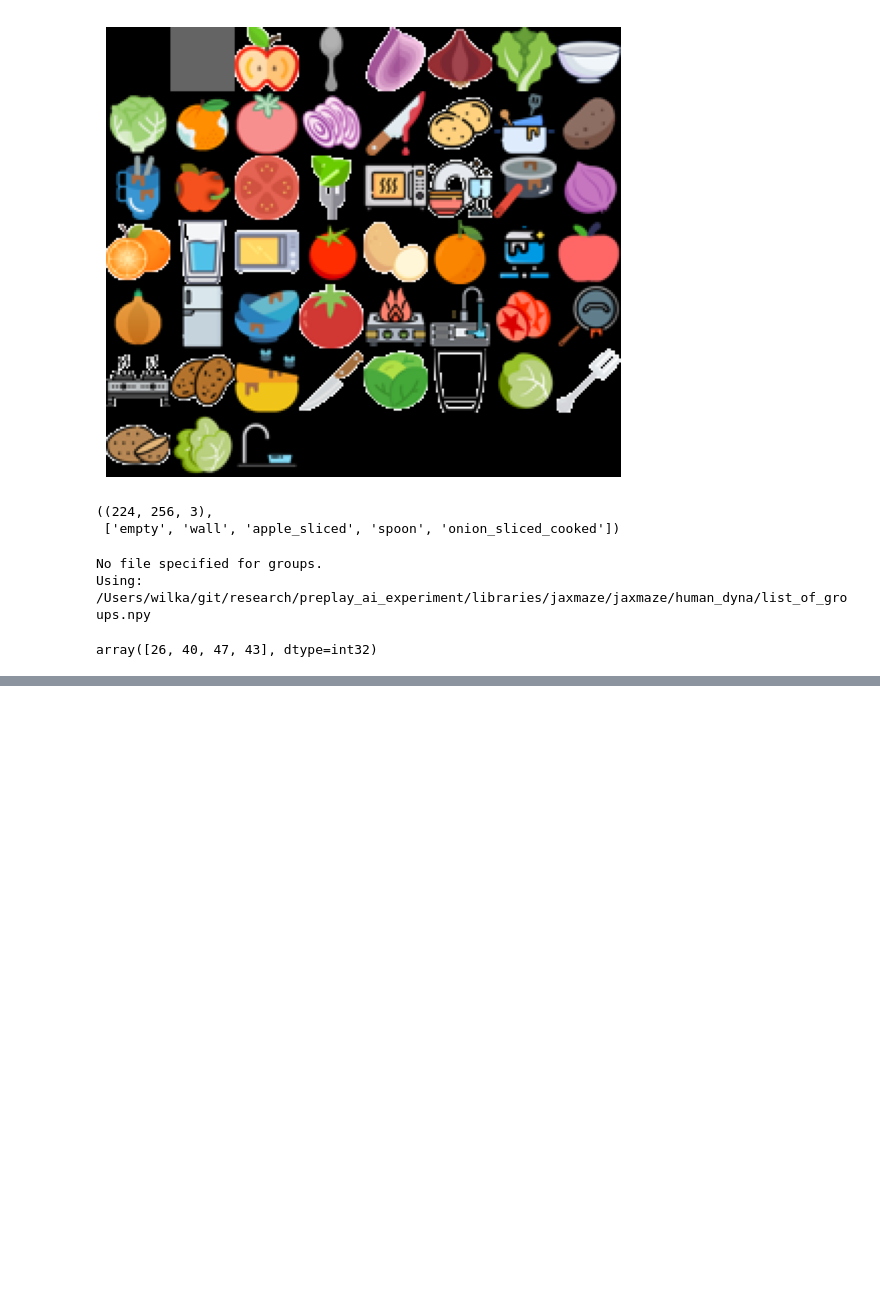
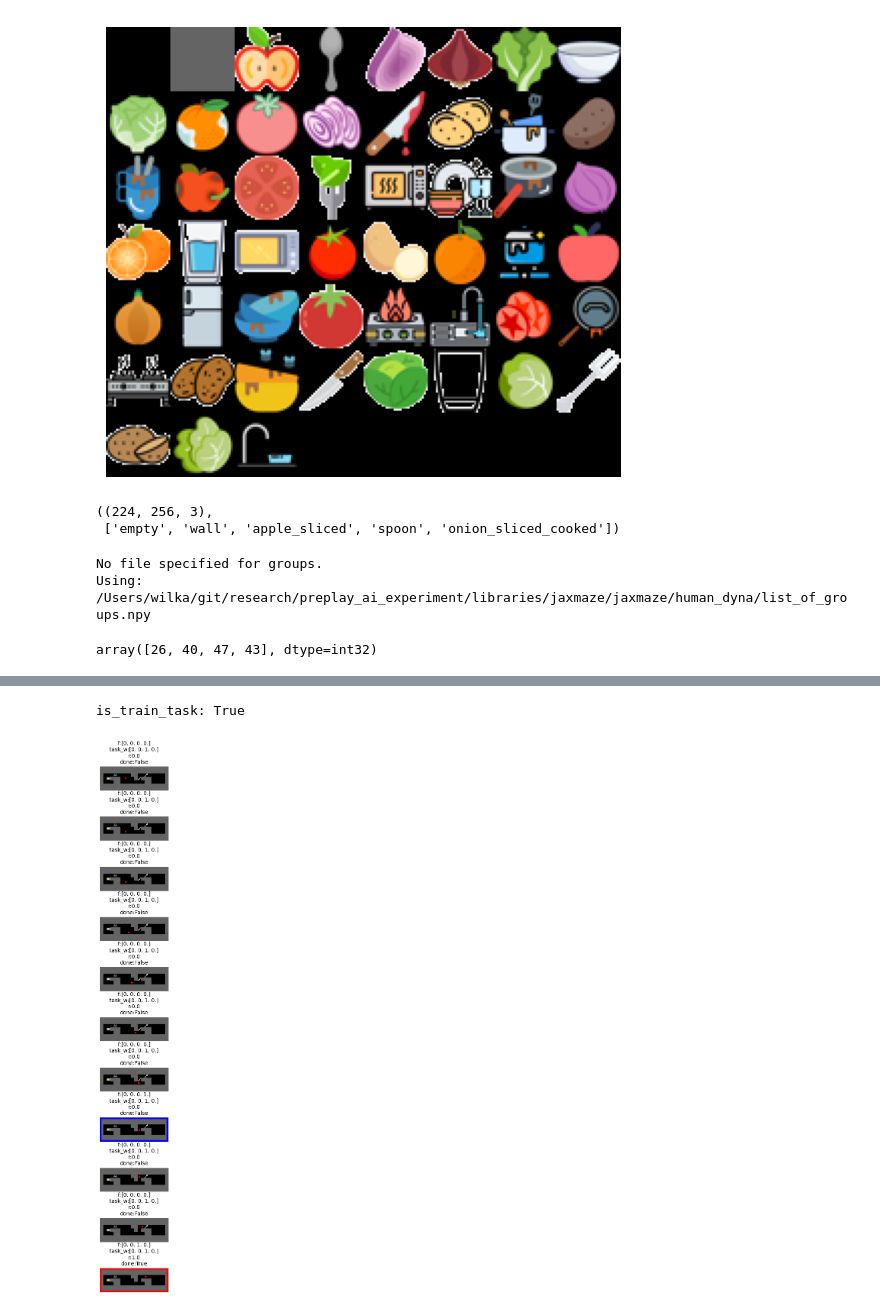
Before and after one commit to wcarvalho/preplay-AI, a Jupyter notebook: jaxmaze-test.ipynb, the cells around one changed output, grey strips where cells are left out. Drawn from its saved outputs; the diff is of its cells as text; code cells hidden in the pictures; blank space fills up the shorter version.

```diff
--- a/jaxmaze-test.ipynb
+++ b/jaxmaze-test.ipynb
@@ -167,0 +208,21 @@ features: [1. 0. 0. 0.] task_w: [1. 0. 0. 0.] | discount: 0.0 | reward: 1.0
+# %%
+# rng, rng_train_right = jax.random.split(rng)
+test_params = test_params.replace(p_test_sample_train=jnp.array(0.))
+task_actions = [
+    KeyboardActions.down,
+    KeyboardActions.down,
+    KeyboardActions.down,
+    KeyboardActions.right,
+    KeyboardActions.right,
+    KeyboardActions.right,
+    KeyboardActions.right,
+    KeyboardActions.up,
+    KeyboardActions.up,
+    KeyboardActions.right,
+    KeyboardActions.right,
+]
+
+visualize_trajectory(task_actions, env, train_params, rng_train_right, image_dict)
+# %% [output]
+is_train_task: True
+[figure, added]
```
Also changed, not shown: parts of 7 cells of this notebook, 3 other files.
